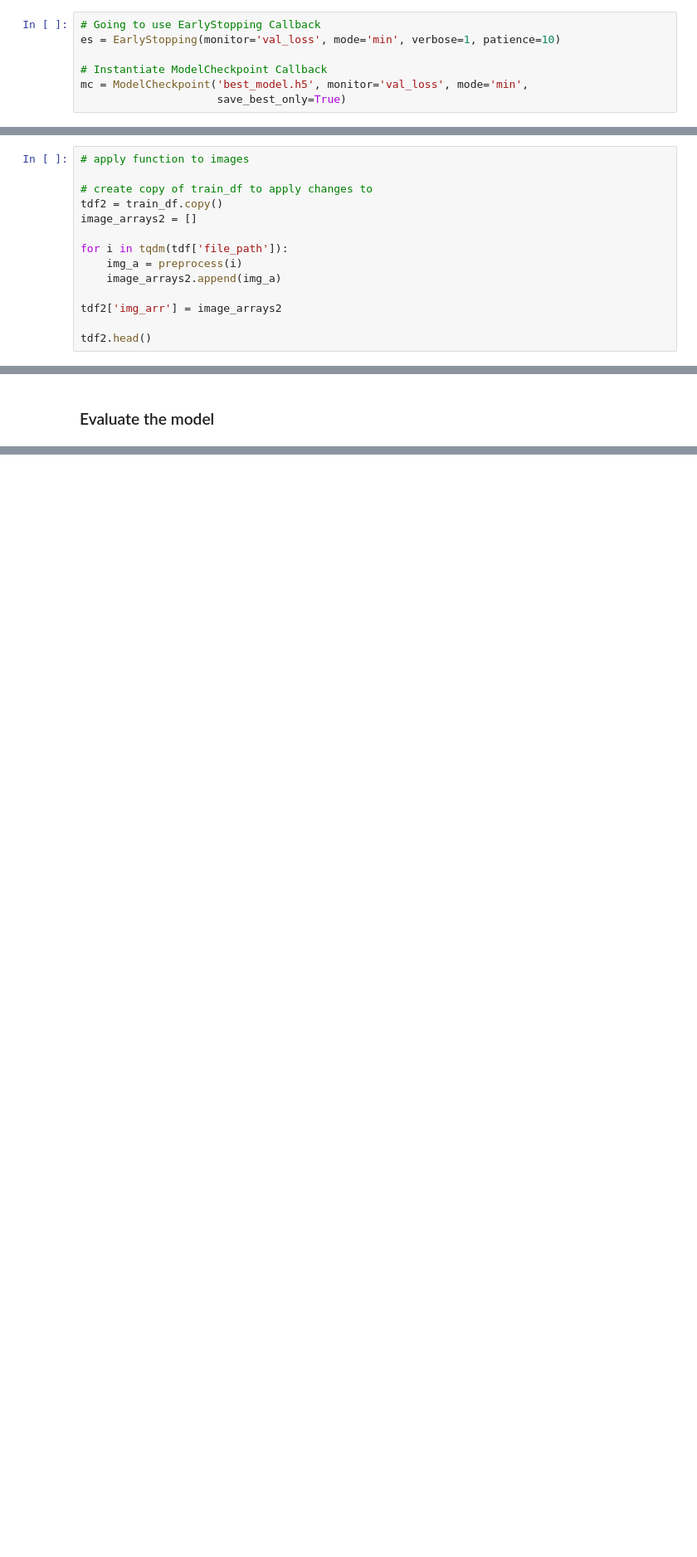
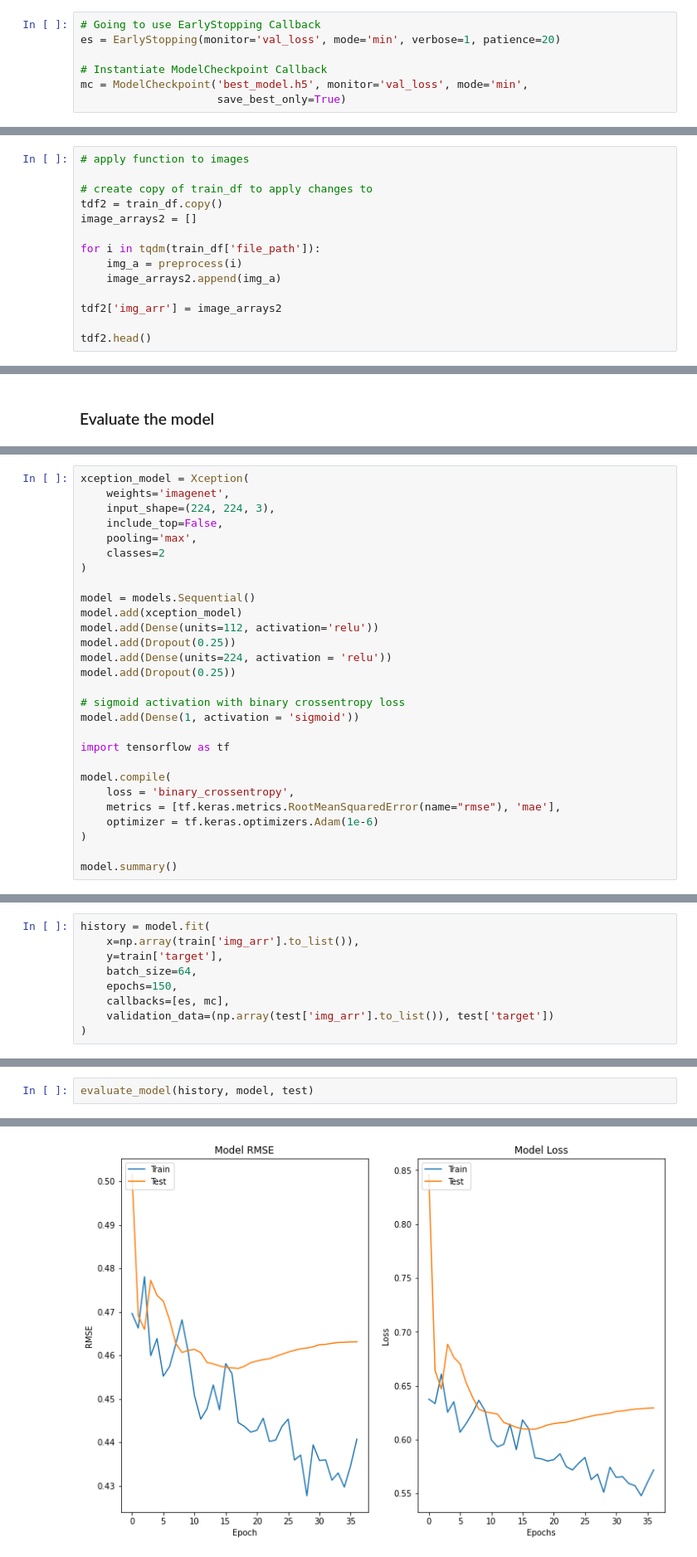
Before and after one commit to samoliver3/capstone-STRIP-AI, a Jupyter notebook: og_data_modeling.ipynb, the cells around one changed output, grey strips where cells are left out. Shown at 83% size. Drawn from its saved outputs; the diff is of its cells as text; blank space fills up the shorter version.

Commit message:
Tried Xception model. Poor results observed

```diff
--- a/og_data_modeling.ipynb
+++ b/og_data_modeling.ipynb
@@ -276,7 +255,7 @@ def evaluate_model(history, model, test):
 ### Define Callbacks
 # %%
 # Going to use EarlyStopping Callback
-es = EarlyStopping(monitor='val_loss', mode='min', verbose=1, patience=10)
+es = EarlyStopping(monitor='val_loss', mode='min', verbose=1, patience=20)
 
 # Instantiate ModelCheckpoint Callback
 mc = ModelCheckpoint('best_model.h5', monitor='val_loss', mode='min',
@@ -516,7 +386,7 @@ Function will convert images to 3 channels and resize to 224x224 px. Then conver
 tdf2 = train_df.copy()
 image_arrays2 = []
 
-for i in tqdm(tdf['file_path']):
+for i in tqdm(train_df['file_path']):
     img_a = preprocess(i)
     image_arrays2.append(img_a)
 
@@ -656,0 +482,28 @@ weighted avg       0.56      0.55      0.55       150
+# %%
+xception_model = Xception(
+    weights='imagenet',
+    input_shape=(224, 224, 3),
+    include_top=False,
+    pooling='max',
+    classes=2
+)
+
+model = models.Sequential()
+model.add(xception_model)
+model.add(Dense(units=112, activation='relu'))
+model.add(Dropout(0.25))
+model.add(Dense(units=224, activation = 'relu'))
+model.add(Dropout(0.25))
+
+# sigmoid activation with binary crossentropy loss
+model.add(Dense(1, activation = 'sigmoid'))
+
+import tensorflow as tf
+
+model.compile(
+    loss = 'binary_crossentropy',
+    metrics = [tf.keras.metrics.RootMeanSquaredError(name="rmse"), 'mae'],
+    optimizer = tf.keras.optimizers.Adam(1e-6)
+)
+
+model.summary()
@@ -656,0 +528,9 @@ weighted avg       0.56      0.55      0.55       150
+# %%
+history = model.fit(
+    x=np.array(train['img_arr'].to_list()),
+    y=train['target'],
+    batch_size=64,
+    epochs=150,
+    callbacks=[es, mc],
+    validation_data=(np.array(test['img_arr'].to_list()), test['target'])
+)
@@ -656,0 +557,3 @@ weighted avg       0.56      0.55      0.55       150
+# %%
+evaluate_model(history, model, test)
+# %% [output]
@@ -656,0 +564 @@ weighted avg       0.56      0.55      0.55       150
+[figure, added]
```
Also changed, not shown: parts of 22 cells of this notebook.
